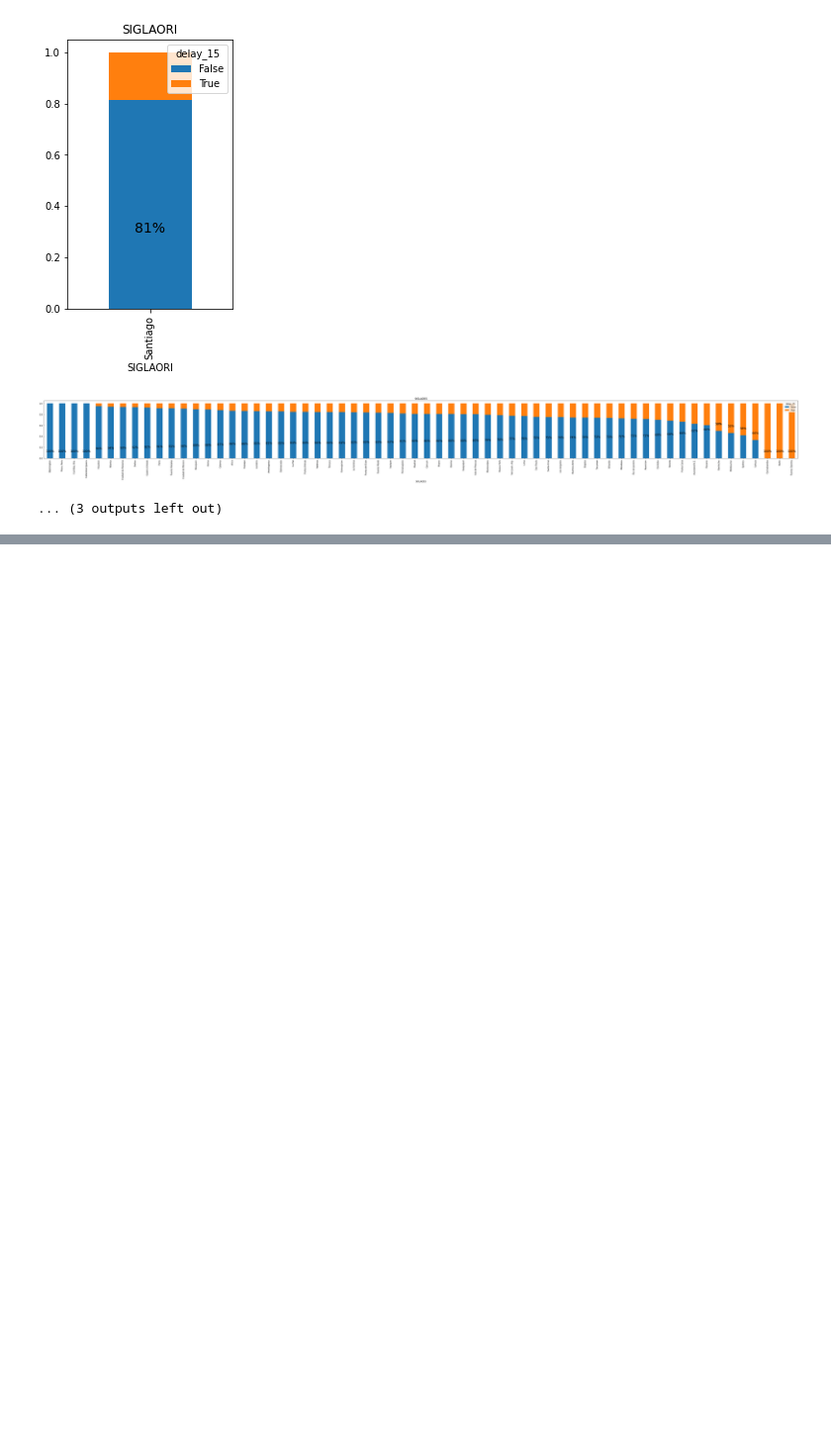
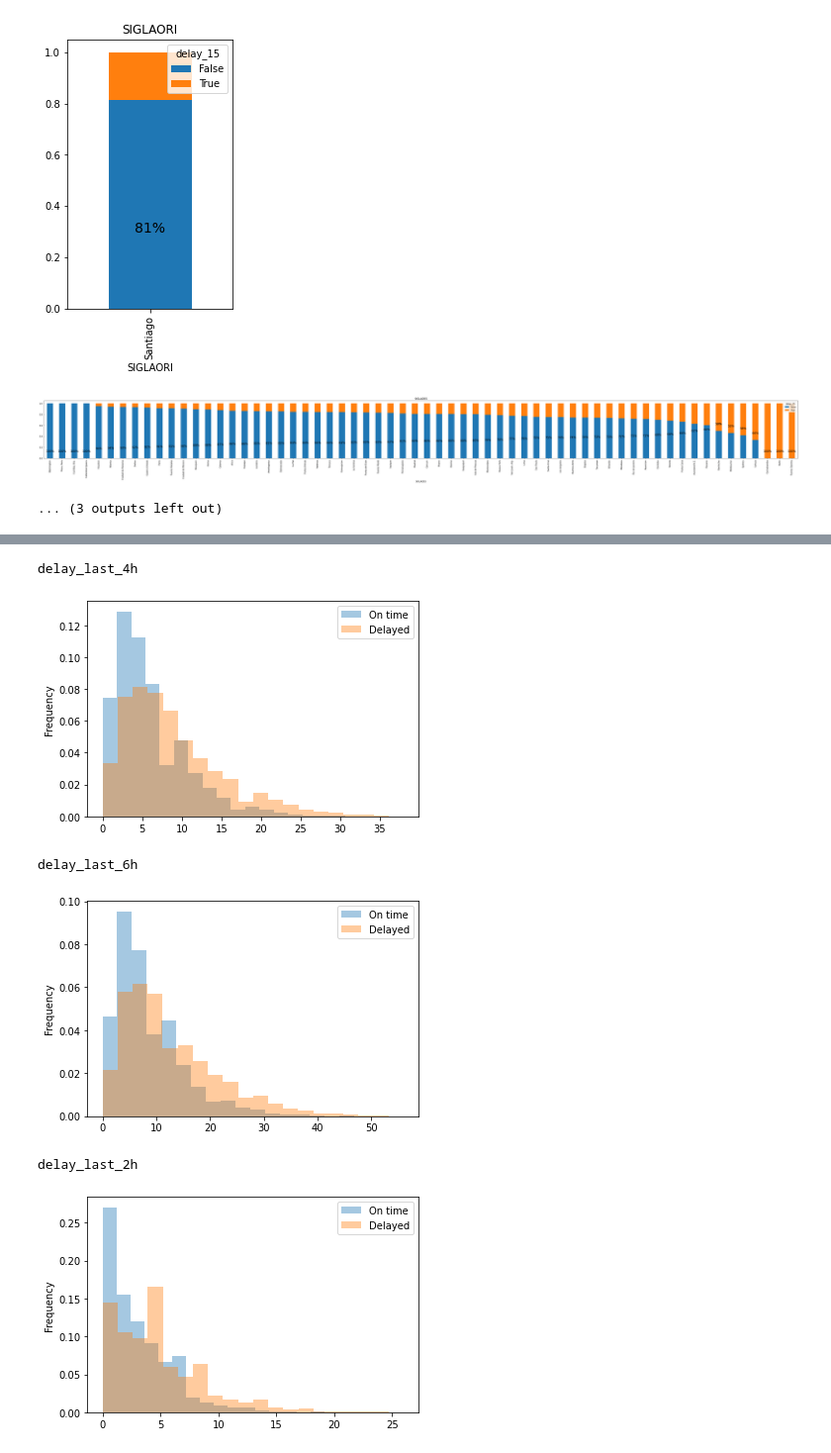
Before and after one commit to giopalmieri/dschallenge-latam, a Jupyter notebook: solution.ipynb, the cells around one changed output, grey strips where cells are left out. Shown at 99% size. Saved outputs shown, nothing was run; the diff lists cells and outputs as text; code cells hidden in the pictures; blank space fills up the shorter version.

```diff
--- a/solution.ipynb
+++ b/solution.ipynb
@@ -236,0 +281,11 @@ for var in df.columns:
+# %%
+for h in [1,2,4,6,12,18,24]:
+    for var in ['is_top_5_airlines_delay','is_top_10_airlines_delay',
+               'is_top_5_airlines_delay_and_delay_15','is_top_10_airlines_delay_and_delay_15']:
+        df[f'qtd_flights_{var}_{h}h']=df[var].shift(1).rolling(f'{h}h').sum()
+# %%
+features_no_cat_col=[feat for feat in df.columns if df[feat].dtype not in ["object","category"] and
+          feat not in ['delay_15','min_diff','Fecha-O','is_top_5_airlines_delay_and_delay_15',
+                      'is_top_10_airlines_delay_and_delay_15']]
+# delay_15/min_diff and the is_top_5/is_top_10 with delay_15 are correlated with delay_15 and must be excluded of features
+features_no_cat_col
@@ -236,0 +310,2 @@ for var in df.columns:
+# %%
+df2=df[df.index>=pd.to_datetime('2017-01-02')]
@@ -236,0 +333,5 @@ for var in df.columns:
+# %%
+best_feats=pd.DataFrame(features_no_cat_col,columns=['features'])
+best_feats['corr']=best_feats['features'].apply(lambda x: np.corrcoef(df2[x],df2['delay_15'])[0][1])
+best_feats.sort_values(by=['corr'],ascending=[0],inplace=True)
+best_feats.head(20)
@@ -236,0 +356,13 @@ for var in df.columns:
+# %%
+for var in best_feats.head(3)['features'].values:
+    print(var)
+    df.groupby('delay_15')[var].plot.hist(bins=20,density=True,alpha=0.4) #density=True makes the same y-axis (sum is 100%)
+    plt.legend(['On time','Delayed']) # the order is False first and True after (ascending order 0>1)
+    plt.show()
+# %% [output]
+delay_last_4h
+[figure, added]
+delay_last_6h
+[figure, added]
+delay_last_2h
+[figure, added]
```
Also changed, not shown: parts of 10 cells of this notebook.
